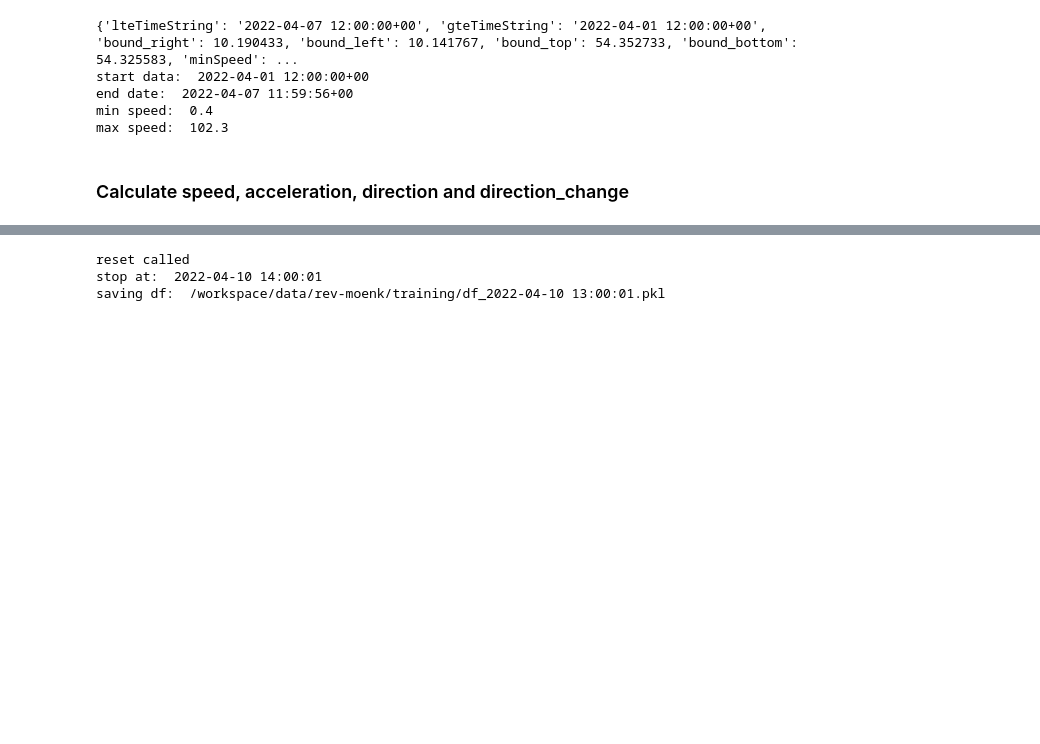
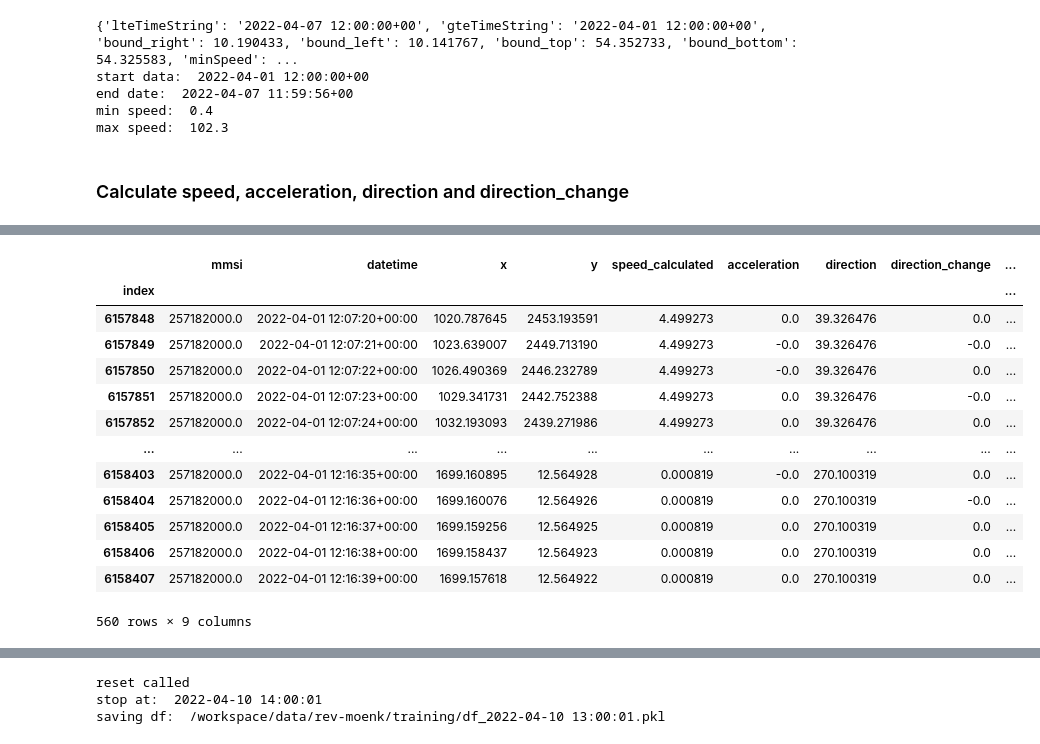
Before and after one commit to raphaelschwinger/PPUU-FerryGym, a Jupyter notebook: preprocessing/preprocess-dataset.ipynb, the cells around one changed output, grey strips where cells are left out. Saved outputs shown, nothing was run; the diff lists cells and outputs as text; code cells hidden in the pictures; blank space fills up the shorter version.

```diff
--- a/preprocessing/preprocess-dataset.ipynb
+++ b/preprocessing/preprocess-dataset.ipynb
@@ -209,0 +269,18 @@ df = df[['mmsi', 'datetime', 'x', 'y', 'speed_calculated', 'acceleration', 'dire
+# %%
+# get row where group_index == 5
+groups[groups['group_index'] == 5]
+# %% [output]
+|  | mmsi | datetime | x | y | speed_calculated | acceleration | direction | direction_change | ... |
+| index |  |  |  |  |  |  |  |  | ... |
+| 6157848 | 257182000.0 | 2022-04-01 12:07:20+00:00 | 1020.787645 | 2453.193591 | 4.499273 | 0.0 | 39.326476 | 0.0 | ... |
+| 6157849 | 257182000.0 | 2022-04-01 12:07:21+00:00 | 1023.639007 | 2449.713190 | 4.499273 | -0.0 | 39.326476 | -0.0 | ... |
+| 6157850 | 257182000.0 | 2022-04-01 12:07:22+00:00 | 1026.490369 | 2446.232789 | 4.499273 | -0.0 | 39.326476 | 0.0 | ... |
+| 6157851 | 257182000.0 | 2022-04-01 12:07:23+00:00 | 1029.341731 | 2442.752388 | 4.499273 | 0.0 | 39.326476 | -0.0 | ... |
+| 6157852 | 257182000.0 | 2022-04-01 12:07:24+00:00 | 1032.193093 | 2439.271986 | 4.499273 | 0.0 | 39.326476 | 0.0 | ... |
+| ... | ... | ... | ... | ... | ... | ... | ... | ... | ... |
+| 6158403 | 257182000.0 | 2022-04-01 12:16:35+00:00 | 1699.160895 | 12.564928 | 0.000819 | -0.0 | 270.100319 | 0.0 | ... |
+| 6158404 | 257182000.0 | 2022-04-01 12:16:36+00:00 | 1699.160076 | 12.564926 | 0.000819 | 0.0 | 270.100319 | -0.0 | ... |
+| 6158405 | 257182000.0 | 2022-04-01 12:16:37+00:00 | 1699.159256 | 12.564925 | 0.000819 | 0.0 | 270.100319 | 0.0 | ... |
+| 6158406 | 257182000.0 | 2022-04-01 12:16:38+00:00 | 1699.158437 | 12.564923 | 0.000819 | 0.0 | 270.100319 | 0.0 | ... |
+| 6158407 | 257182000.0 | 2022-04-01 12:16:39+00:00 | 1699.157618 | 12.564922 | 0.000819 | 0.0 | 270.100319 | 0.0 | ... |
+560 rows × 9 columns
```
Also changed, not shown: parts of 19 cells of this notebook, 1 other file.
